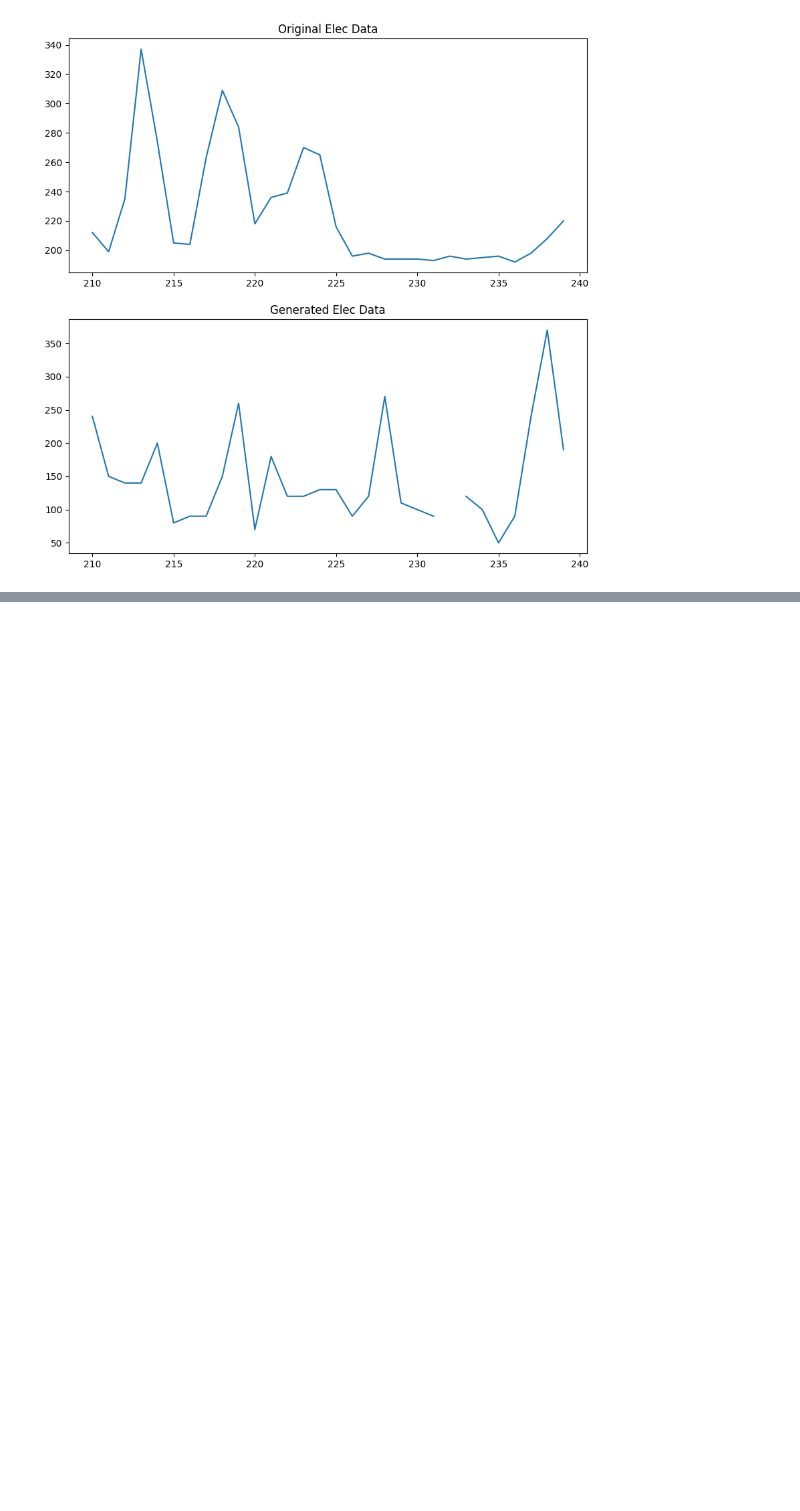
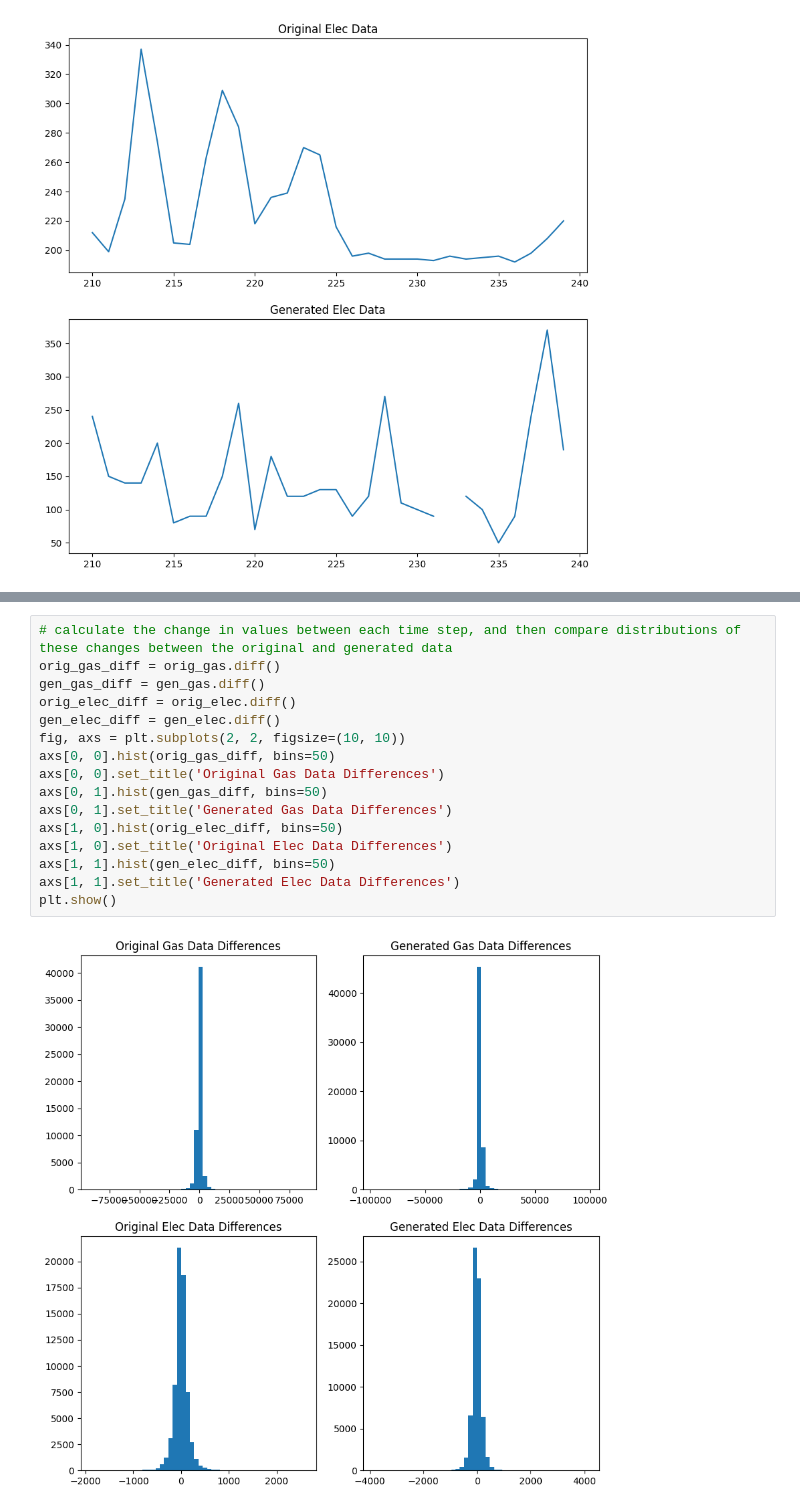
Before and after one commit to eoghanjmckenna/makemore, a Jupyter notebook: notebooks/dual_decoder.ipynb, the cells around one changed output, grey strips where cells are left out. Drawn from its saved outputs; the diff is of its cells as text; blank space fills up the shorter version.

Commit message:
generated vs orig comparison

```diff
--- a/notebooks/dual_decoder.ipynb
+++ b/notebooks/dual_decoder.ipynb
@@ -493,0 +505,18 @@ plt.show()
+# %%
+# calculate the change in values between each time step, and then compare distributions of these changes between the original and generated data
+orig_gas_diff = orig_gas.diff()
+gen_gas_diff = gen_gas.diff()
+orig_elec_diff = orig_elec.diff()
+gen_elec_diff = gen_elec.diff()
+fig, axs = plt.subplots(2, 2, figsize=(10, 10))
+axs[0, 0].hist(orig_gas_diff, bins=50)
+axs[0, 0].set_title('Original Gas Data Differences')
+axs[0, 1].hist(gen_gas_diff, bins=50)
+axs[0, 1].set_title('Generated Gas Data Differences')
+axs[1, 0].hist(orig_elec_diff, bins=50)
+axs[1, 0].set_title('Original Elec Data Differences')
+axs[1, 1].hist(gen_elec_diff, bins=50)
+axs[1, 1].set_title('Generated Elec Data Differences')
+plt.show()
+# %% [output]
+[figure, added]
```
Also changed, not shown: parts of 2 cells of this notebook.
